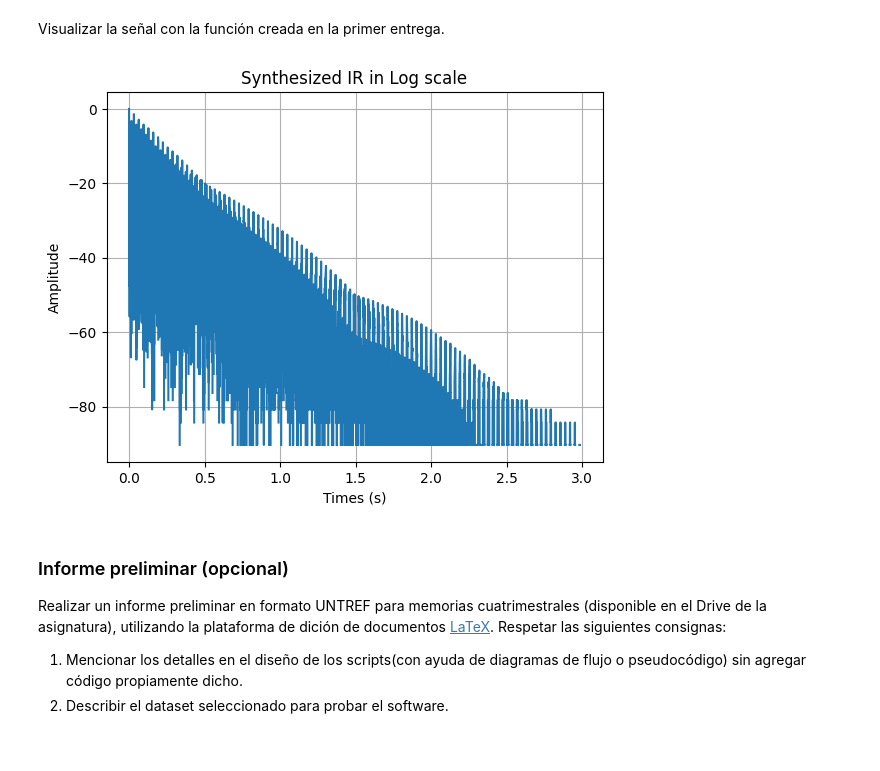
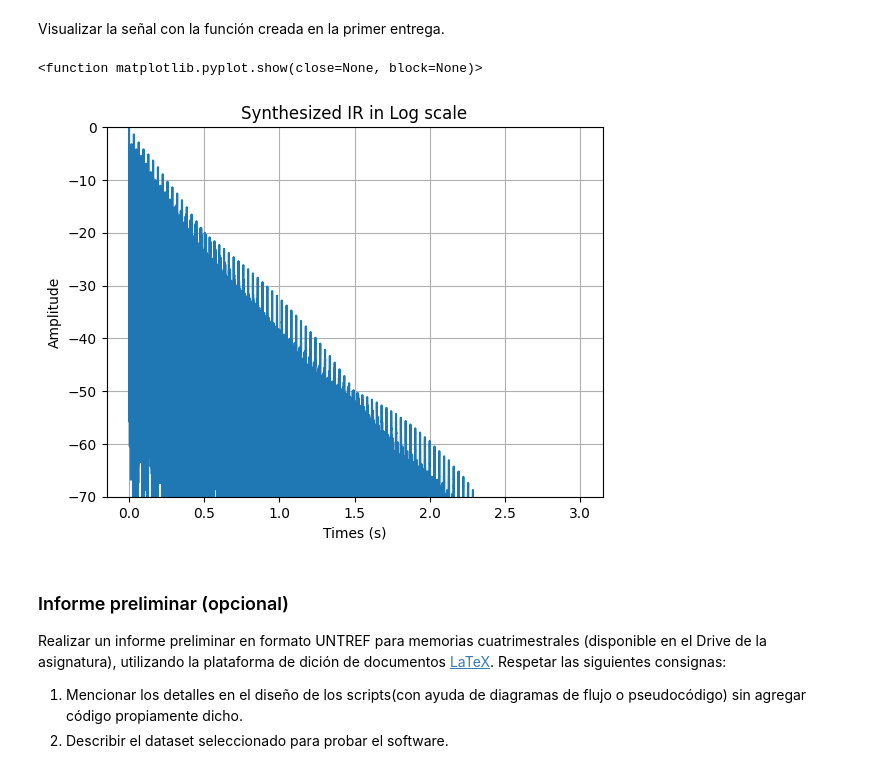
Before and after one commit to jaldreyuntref/sys, a Jupyter notebook: segunda_entrega/segunda_entrega.ipynb, the cells around one changed output. Cells and saved outputs as stored; diff of their text form; code cells hidden in the pictures.

Commit message:
ajsutes en las funciones de ploteo, ylim en la IR del punto 5

```diff
--- a/segunda_entrega/segunda_entrega.ipynb
+++ b/segunda_entrega/segunda_entrega.ipynb
@@ -345,9 +318,12 @@ impulseResponseInLogScale = logarithmicScaleConversion(impulseResponse)
 # %% [markdown]
 Visualizar la señal con la función creada en la primer entrega.
 # %%
-plot(time, impulseResponseInLogScale, title="Synthesized IR in Log scale") # Entiendo que no le pongo scale = log
+fig, ax = createFigure(time, impulseResponseInLogScale, title="Synthesized IR in Log scale") # Entiendo que no le pongo scale
+ax.set_ylim([-70, 0])
+plt.show
 # %% [output]
+<function matplotlib.pyplot.show(close=None, block=None)>
-[figure, old version]
+[figure, new version]
 # %% [markdown]
 ### Informe preliminar (opcional)
 Realizar un informe preliminar en formato UNTREF para memorias cuatrimestrales (disponible en el Drive de la asignatura), utilizando la plataforma de dición de documentos [LaTeX](https://es.wikipedia.org/wiki/LaTeX). Respetar las siguientes consignas:
```
Also changed, not shown: parts of 8 cells of this notebook, 1 other file.
